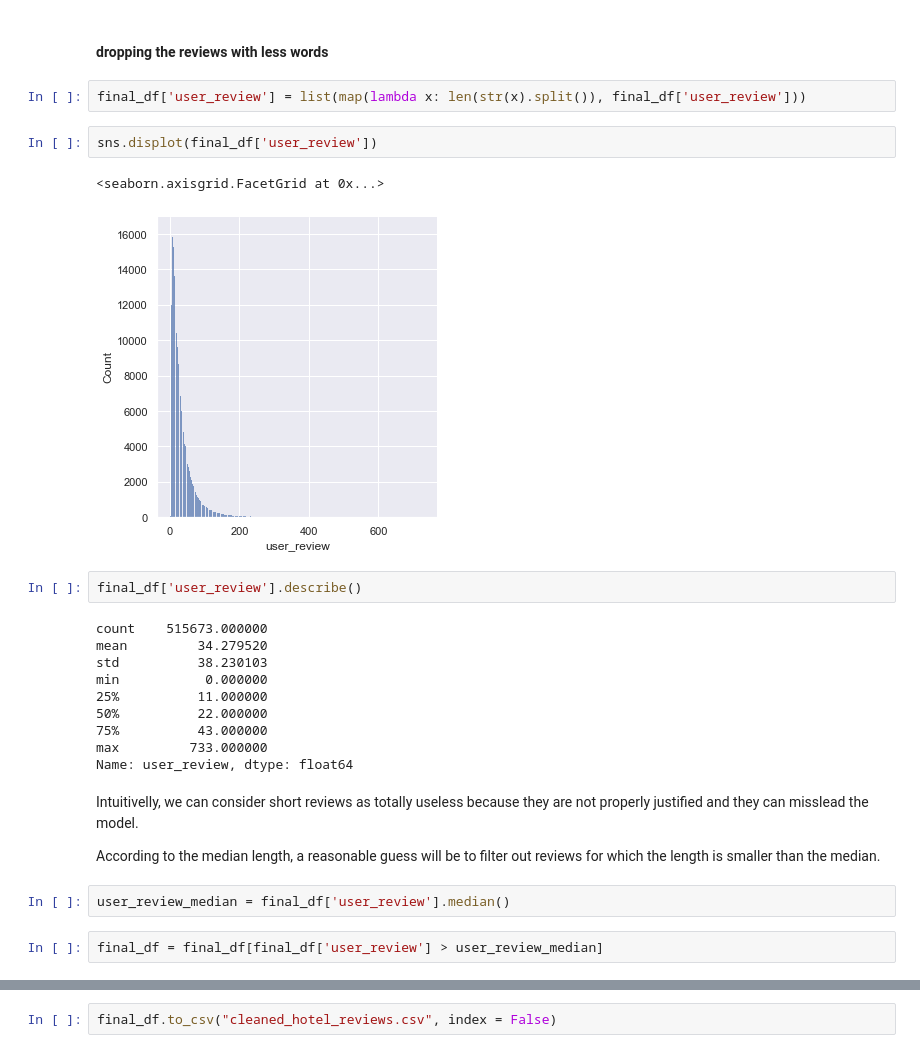
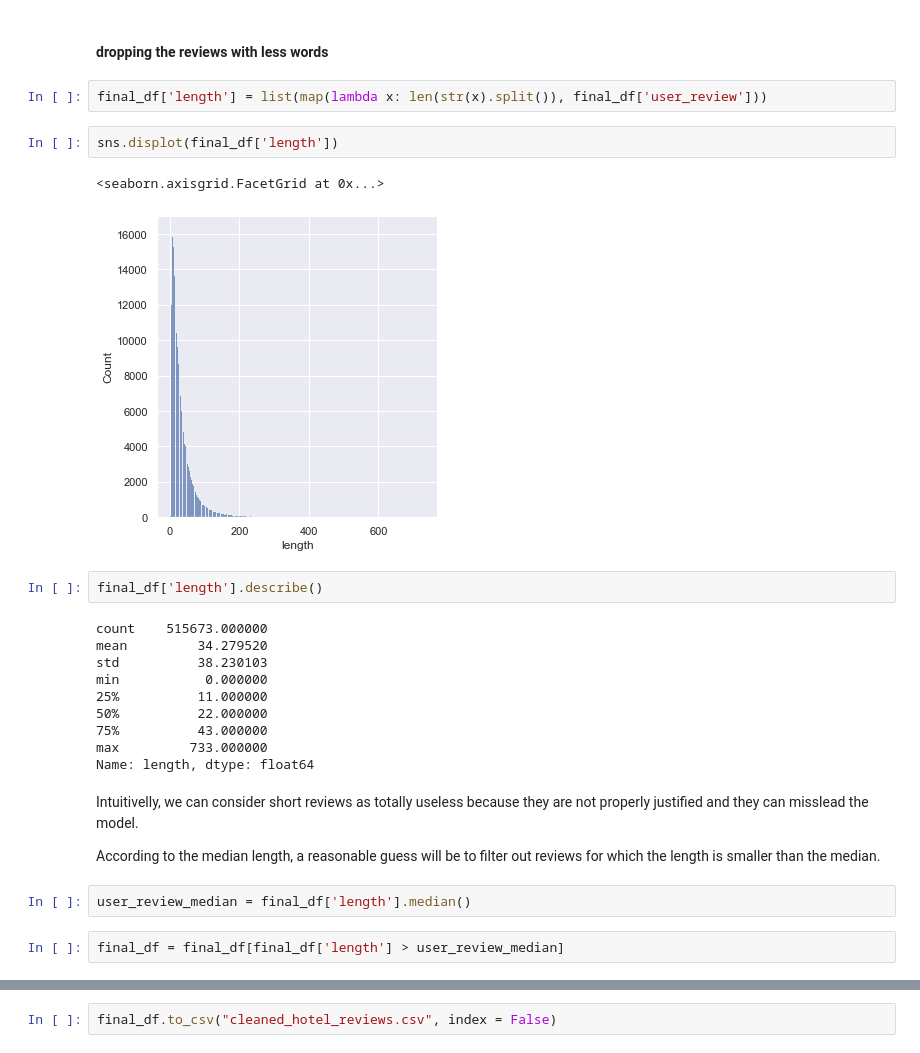
Before and after one commit to vipulswamy/Luxury-Hotel-Reviews, a Jupyter notebook: notebooks/raw_data_cleaning.ipynb, the cells around one changed output, grey strips where cells are left out. Cells and saved outputs as stored; diff of their text form.

```diff
--- a/notebooks/raw_data_cleaning.ipynb
+++ b/notebooks/raw_data_cleaning.ipynb
@@ -171,14 +171,14 @@ Text(0.5, 1.0, 'Distribution of visitor Nationality to top hotels')
 # %% [markdown]
 #### dropping the  reviews with less words
 # %%
-final_df['user_review'] = list(map(lambda x: len(str(x).split()), final_df['user_review']))
+final_df['length'] = list(map(lambda x: len(str(x).split()), final_df['user_review']))
 # %%
-sns.displot(final_df['user_review'])
+sns.displot(final_df['length'])
 # %% [output]
 <seaborn.axisgrid.FacetGrid at 0x...>
-[figure, old version]
+[figure, new version]
 # %%
-final_df['user_review'].describe()
+final_df['length'].describe()
 # %% [output]
 count    515673.000000
 mean         34.279520
@@ -188,15 +188,15 @@ min           0.000000
 50%          22.000000
 75%          43.000000
 max         733.000000
-Name: user_review, dtype: float64
+Name: length, dtype: float64
 # %% [markdown]
 Intuitivelly, we can consider short reviews as totally useless because they are not properly justified and they can misslead the model.
 
 According to the median length, a reasonable guess will be to filter out reviews for which the length is smaller than the median.
 # %%
-user_review_median = final_df['user_review'].median()
+user_review_median = final_df['length'].median()
 # %%
-final_df = final_df[final_df['user_review'] > user_review_median]
+final_df = final_df[final_df['length'] > user_review_median]
 # %%
 final_df.shape
 # %% [output]
```
Also changed, not shown: parts of 4 cells of this notebook.
